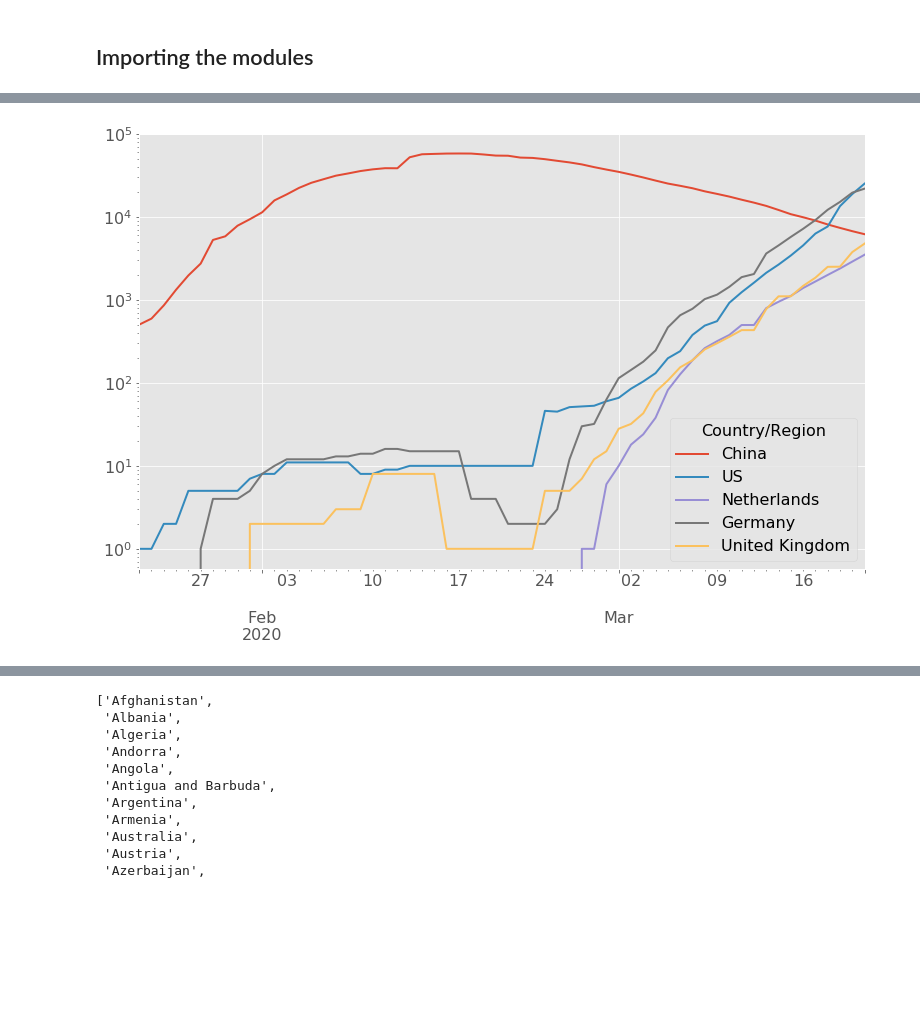
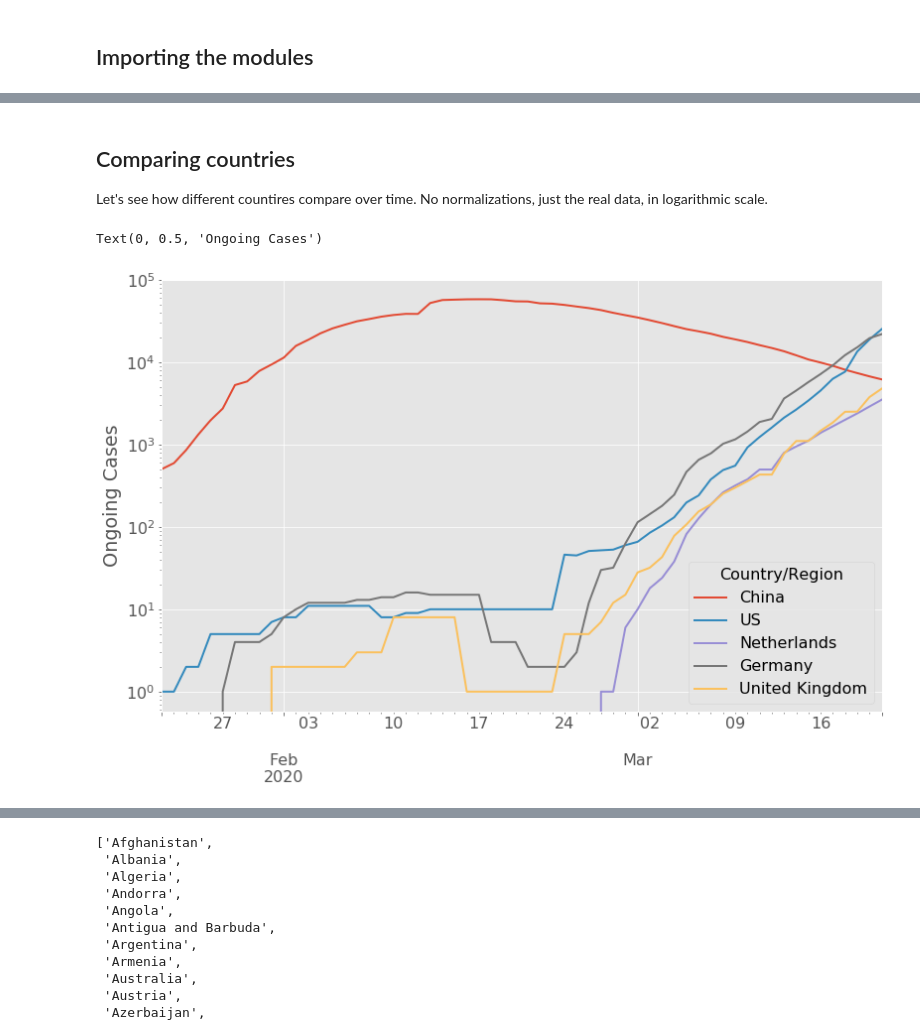
Before and after one commit to aquilesC/Covid-19-Jupyter-Notebook, a Jupyter notebook: Covid_Time_Series.ipynb, the cells around one changed output, grey strips where cells are left out. Drawn from its saved outputs; the diff is of its cells as text; code cells hidden in the pictures; blank space fills up the shorter version.

```diff
--- a/Covid_Time_Series.ipynb
+++ b/Covid_Time_Series.ipynb
@@ -48,5 +57,3 @@ def read_data_file(filename):
 confirmed_data = read_data_file(confirmed_file)
 deaths_data = read_data_file(deaths_file)
 recovered_data = read_data_file(recovered_file)
-recovered_data = read_data_file(recovered_file)
-sick_data = confirmed_data - deaths_data - recovered_data
@@ -58,6 +81,10 @@ sick_data['China'].plot()
+# %% [markdown]
+## Comparing countries
+Let's see how different countires compare over time. No normalizations, just the real data, in logarithmic scale.
 # %%
 countries = ['China', 'US', 'Netherlands', 'Germany', 'United Kingdom']
-ax = sick_data[countries].plot()
-ax.set_yscale('log')
+ax = sick_data[countries].plot(logy=True)
+ax.set_ylabel('Ongoing Cases')
 # %% [output]
+Text(0, 0.5, 'Ongoing Cases')
-[figure, old version]
+[figure, new version]
```
Also changed, not shown: parts of 14 cells of this notebook.
